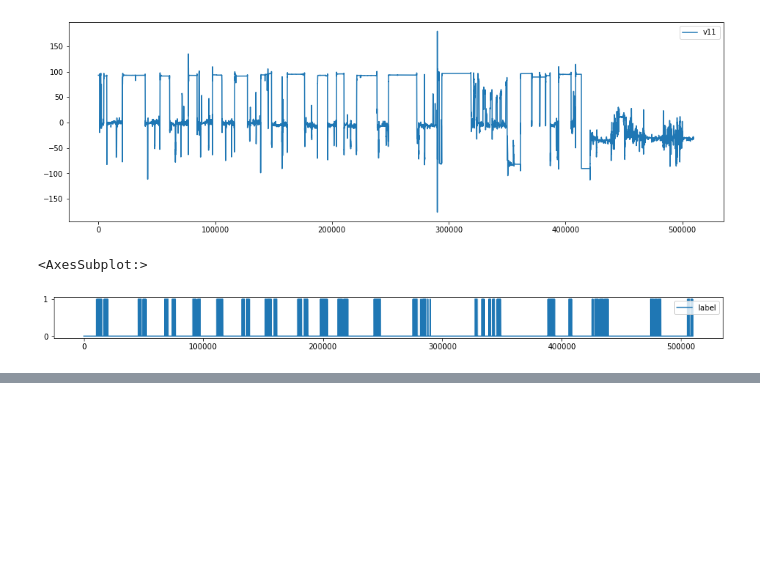
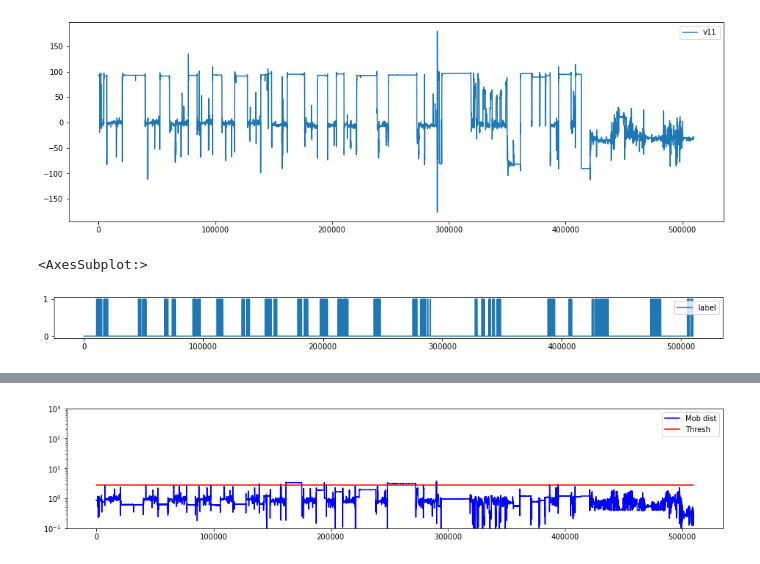
Before and after one commit to huahuawong/datascience-essentials, a Jupyter notebook: 1. Machine Learning/Time Series/Anomaly Detection/EDA.ipynb, the cells around one changed output, grey strips where cells are left out. Saved outputs shown, nothing was run; the diff lists cells and outputs as text; code cells hidden in the pictures; blank space fills up the shorter version.

```diff
--- a/1. Machine Learning/Time Series/Anomaly Detection/EDA.ipynb
+++ b/1. Machine Learning/Time Series/Anomaly Detection/EDA.ipynb
@@ -55,0 +166,14 @@ label_df.plot(figsize = (16, 1))
+# %%
+# X_train_PCA shape: (num_training_examples x num_principal_components)
+X_train_PCA = pd.DataFrame(X_train_PCA)
+X_train_PCA.index = X_train.index
+
+X_test_PCA = pca.transform(X_test)
+# X_test_PCA shape: (num_test_examples x num_principal_components)
+X_test_PCA = pd.DataFrame(X_test_PCA)
+X_test_PCA.index = X_test.index
+
+# principal_components_train shape: (num_training_examples x num_principal_components)
+principal_components_train = np.array(X_train_PCA.values)
+# principal_components_test shape: (num_test_examples x num_principal_components)
+principal_components_test = np.array(X_test_PCA.values)
@@ -55,0 +234,18 @@ label_df.plot(figsize = (16, 1))
+# %%
+# save the Mahalanobis distance, as well as the threshold value and “anomaly flag” variable for both train and test data in a dataframe
+
+anomaly_train = pd.DataFrame()
+anomaly_train['Mob dist'] = dist_train
+anomaly_train['Thresh'] = threshold
+
+# If Mob dist above threshold: Flag as anomaly
+anomaly_train['Anomaly'] = anomaly_train['Mob dist'] > anomaly_train['Thresh']
+anomaly_train.index = X_train_PCA.index
+anomaly = pd.DataFrame()
+anomaly['Mob dist'] = dist_test
+anomaly['Thresh'] = threshold
+
+# If Mob dist above threshold: Flag as anomaly
+anomaly['Anomaly'] = anomaly['Mob dist'] > anomaly['Thresh']
+anomaly.index = X_test_PCA.index
+anomaly.head()
@@ -55,0 +259,8 @@ label_df.plot(figsize = (16, 1))
+# %%
+anomaly_alldata = pd.concat([anomaly_train, anomaly])
+# %%
+anomaly_alldata.plot(logy=True, figsize=(16, 3), ylim=[
+                     1e-1, 1e3], color=['blue', 'red'])
+plt.show()
+# %% [output]
+[figure, added]
```
Also changed, not shown: parts of 15 cells of this notebook.
